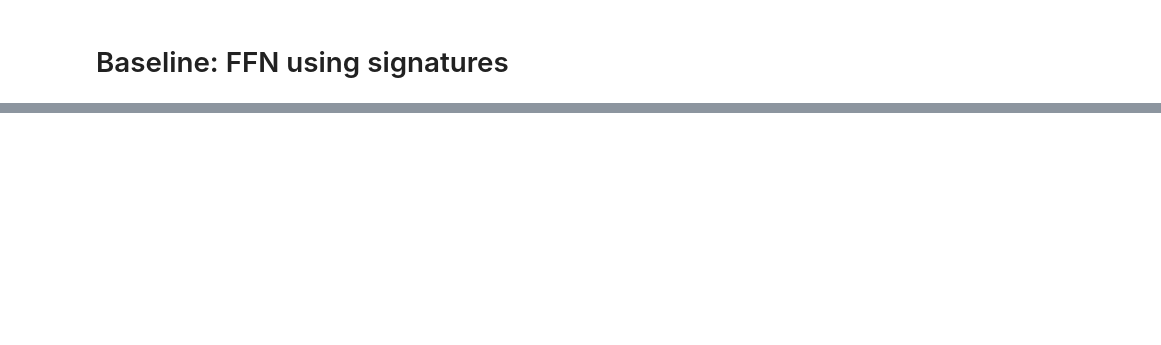
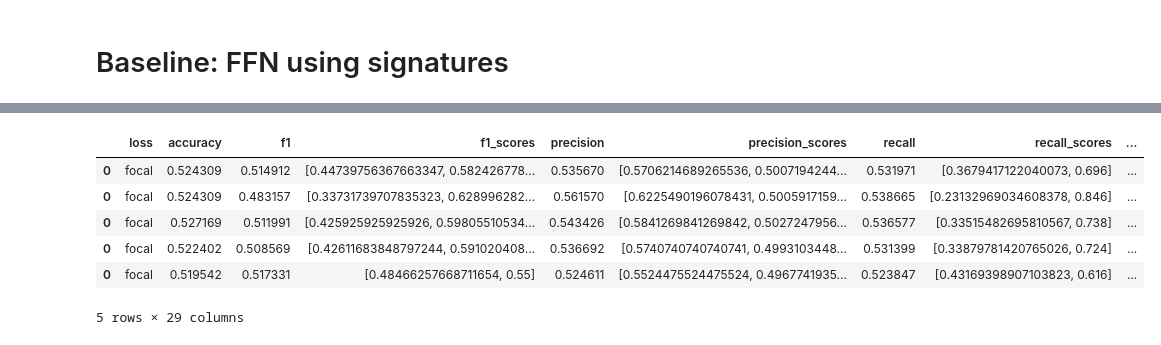
Before and after one commit to ttseriotou/sig-networks, a Jupyter notebook: notebooks/Rumours/rumours-baseline-ffn-signatures.ipynb, the cells around one changed output, grey strips where cells are left out. Cells and saved outputs as stored; diff of their text form; code cells hidden in the pictures; blank space fills up the shorter version.

```diff
--- a/notebooks/Rumours/rumours-baseline-ffn-signatures.ipynb
+++ b/notebooks/Rumours/rumours-baseline-ffn-signatures.ipynb
@@ -105,3 +146,13 @@ ffn_logsignature_umap
+# %%
+best_ffn_logsignature_umap
+# %% [output]
+|  | loss | accuracy | f1 | f1_scores | precision | precision_scores | recall | recall_scores | ... |
+| 0 | focal | 0.524309 | 0.514912 | [0.44739756367663347, 0.582426778... | 0.535670 | [0.5706214689265536, 0.5007194244... | 0.531971 | [0.3679417122040073, 0.696] | ... |
+| 0 | focal | 0.524309 | 0.483157 | [0.33731739707835323, 0.628996282... | 0.561570 | [0.6225490196078431, 0.5005917159... | 0.538665 | [0.23132969034608378, 0.846] | ... |
+| 0 | focal | 0.527169 | 0.511991 | [0.425925925925926, 0.59805510534... | 0.543426 | [0.5841269841269842, 0.5027247956... | 0.536577 | [0.33515482695810567, 0.738] | ... |
+| 0 | focal | 0.522402 | 0.508569 | [0.42611683848797244, 0.591020408... | 0.536692 | [0.5740740740740741, 0.4993103448... | 0.531399 | [0.33879781420765026, 0.724] | ... |
+| 0 | focal | 0.519542 | 0.517331 | [0.48466257668711654, 0.55] | 0.524611 | [0.5524475524475524, 0.4967741935... | 0.523847 | [0.43169398907103823, 0.616] | ... |
+5 rows × 29 columns
 # %%
 best_ffn_logsignature_umap["valid_f1"].mean()
 # %% [output]
```
Also changed, not shown: parts of 13 cells of this notebook, 4 other files.
